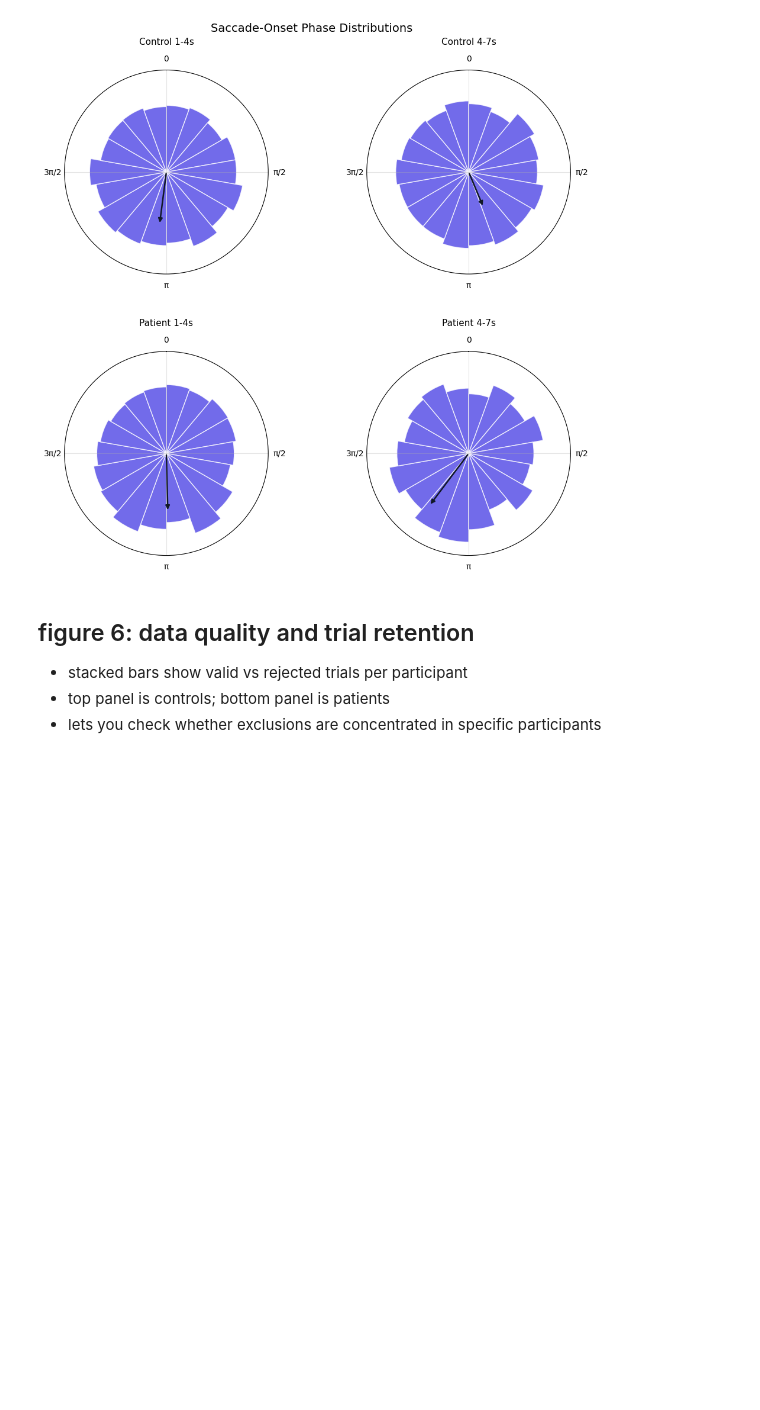
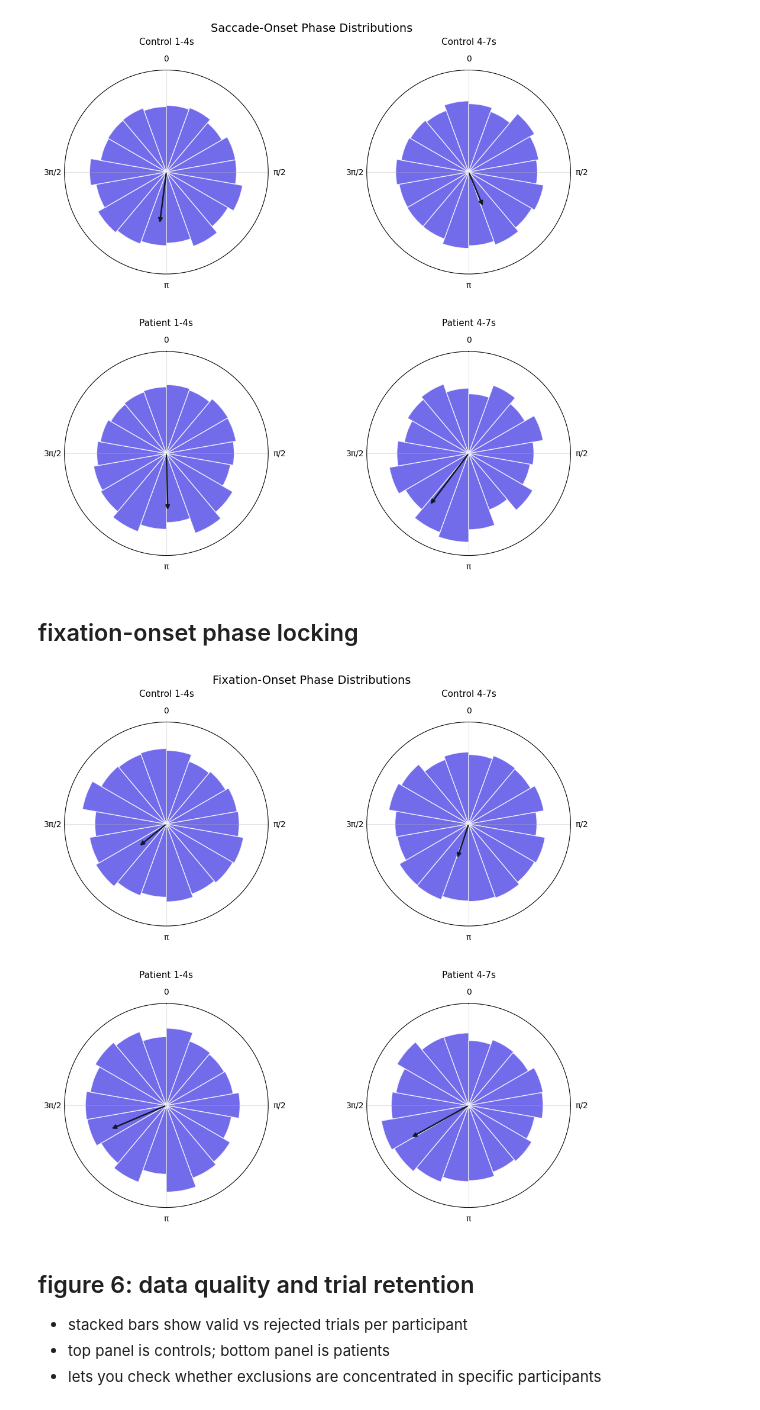
Before and after one commit to anjisuri/lab-project, a Jupyter notebook: results_figs.ipynb, the cells around one changed output. Saved outputs shown, nothing was run; the diff lists cells and outputs as text; code cells hidden in the pictures; blank space fills up the shorter version.

```diff
--- a/results_figs.ipynb
+++ b/results_figs.ipynb
@@ -76,7 +76,8 @@ def _window_long_df():
     return pd.DataFrame(rows)
 
 
-def _group_phase_arrays(group, window):
+def _group_phase_arrays(group, window, which="start"):
+
     last = 26 if group == "ctrl" else 18
     phases = []
     for participant in range(1, last + 1):
@@ -87,7 +88,7 @@ def _group_phase_arrays(group, window):
             group=group,
             hemi=0,
             fs=200,
-            which="start",
+            which=which,
             window=window,
             final=False,
         )
@@ -217,10 +218,10 @@ plt.show()
 # Figure 5: Saccade-Onset Phase Distributions
 windows = [(1, 4), (4, 7)]
 phase_map = {
-    ("Control", "1-4s"): _group_phase_arrays("ctrl", windows[0]),
-    ("Control", "4-7s"): _group_phase_arrays("ctrl", windows[1]),
-    ("Patient", "1-4s"): _group_phase_arrays("patient", windows[0]),
-    ("Patient", "4-7s"): _group_phase_arrays("patient", windows[1]),
+    ("Control", "1-4s"): _group_phase_arrays("ctrl", windows[0], which="start"),
+    ("Control", "4-7s"): _group_phase_arrays("ctrl", windows[1], which="start"),
+    ("Patient", "1-4s"): _group_phase_arrays("patient", windows[0], which="start"),
+    ("Patient", "4-7s"): _group_phase_arrays("patient", windows[1], which="start"),
 }
 
 fig, axes = plt.subplots(2, 2, subplot_kw={"projection": "polar"}, figsize=(10, 10))
@@ -268,6 +269,63 @@ fig.subplots_adjust(left=0.05, right=0.97, bottom=0.08, top=0.90, wspace=0.25, h
 plt.show()
 # %% [output]
 [figure]
+# %% [markdown]
+## fixation-onset phase locking
+# %%
+# Figure 5.2: Fixation-Onset Phase Distributions
+windows = [(1, 4), (4, 7)]
+phase_map = {
+    ("Control", "1-4s"): _group_phase_arrays("ctrl", windows[0], which="end"),
+    ("Control", "4-7s"): _group_phase_arrays("ctrl", windows[1], which="end"),
+    ("Patient", "1-4s"): _group_phase_arrays("patient", windows[0], which="end"),
+    ("Patient", "4-7s"): _group_phase_arrays("patient", windows[1], which="end"),
+}
+
+fig, axes = plt.subplots(2, 2, subplot_kw={"projection": "polar"}, figsize=(10, 10))
+keys = [("Control", "1-4s"), ("Control", "4-7s"), ("Patient", "1-4s"), ("Patient", "4-7s")]
+bins = np.linspace(-np.pi, np.pi, 19)
+panel_data = {}
+
+for key in keys:
+    phases = phase_map[key]
+    phases = phases[np.isfinite(phases)]
+    if len(phases):
+        counts, edges = np.histogram(phases, bins=bins)
+        prop = counts / len(phases)
+        centers = (edges[:-1] + edges[1:]) / 2
+        width = edges[1] - edges[0]
+        r = np.abs(np.mean(np.exp(1j * phases)))
+        mean_dir = np.angle(np.mean(np.exp(1j * phases)))
+        _, pval = rayleigh_test(phases)
+        panel_data[key] = {"prop": prop, "centers": centers, "width": width, "r": r, "mean_dir": mean_dir, "p": pval, "n": len(phases)}
+    else:
+        panel_data[key] = None
+
+max_r = max((d["prop"].max() for d in panel_data.values() if d is not None), default=0.1)
+r_lim = max_r * 1.15
+
+for ax, key in zip(axes.ravel(), keys):
+    d = panel_data[key]
+    ax.set_theta_zero_location("N")
+    ax.set_theta_direction(-1)
+    ax.set_thetagrids([0, 90, 180, 270], labels=["0", "π/2", "π", "3π/2"])
+    ax.set_ylim(0, r_lim)
+    ax.set_yticks([])
+    ax.grid(alpha=0.35)
+    ax.bar(d["centers"], d["prop"], width=d["width"], color="#4f46e5", alpha=0.8, edgecolor="white")
+    ax.annotate("", xy=(d["mean_dir"], d["r"] * r_lim / max(1e-12, max_r)), xytext=(0, 0), arrowprops=dict(arrowstyle="-|>", lw=1.8, color="#111827"))
+    ax.set_title(f"{key[0]} {key[1]}", fontsize=11, pad=12)
+    # ax.text(
+    #     0.5, -0.07, f"R={d['r']:.3f}, p={d['p']:.3g}, n={d['n']}", transform=ax.transAxes,
+    #     ha="center", va="top", fontsize=9.5,
+    #     bbox=dict(boxstyle="round,pad=0.2", facecolor="white", edgecolor="none", alpha=0.85),
+    # )
+
+fig.suptitle("Fixation-Onset Phase Distributions", fontsize=14)
+fig.subplots_adjust(left=0.05, right=0.97, bottom=0.08, top=0.90, wspace=0.25, hspace=0.38)
+plt.show()
+# %% [output]
+[figure, added]
 # %% [markdown]
 ## figure 6: data quality and trial retention
 - stacked bars show valid vs rejected trials per participant
```
Also changed, not shown: parts of 1 cell of this notebook, 1 other file.
